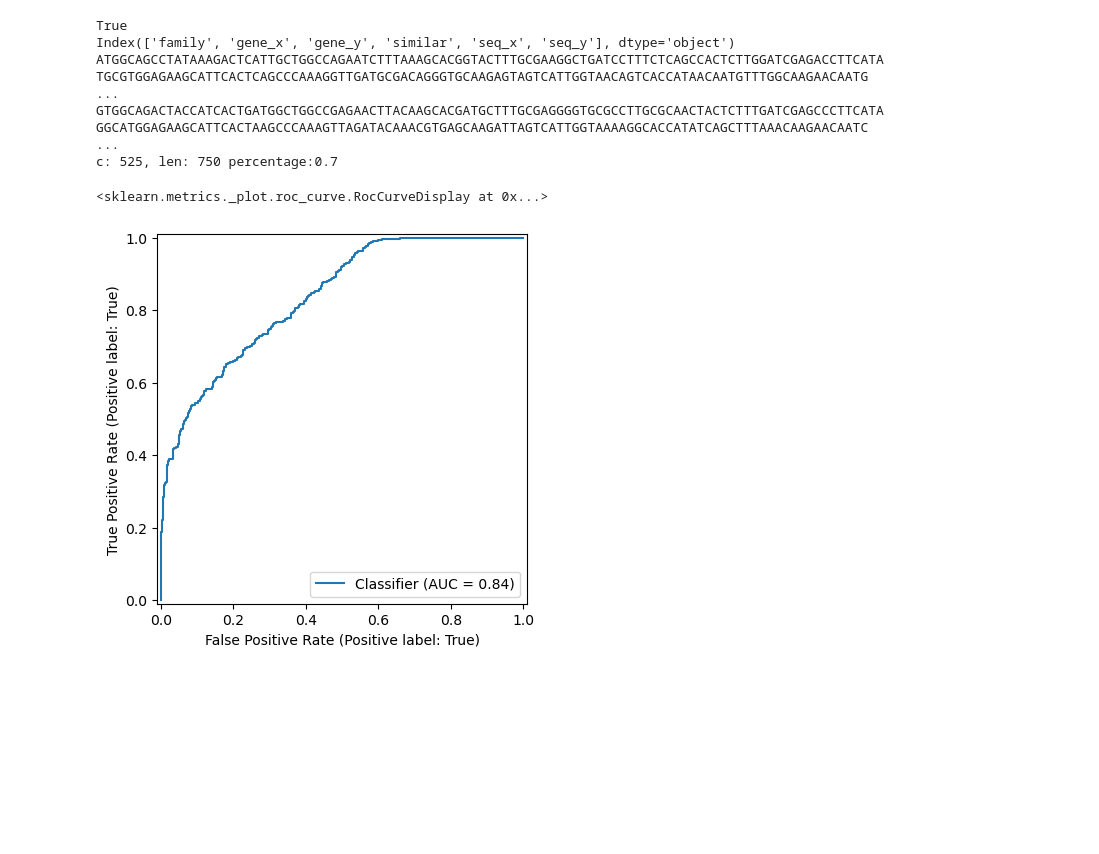
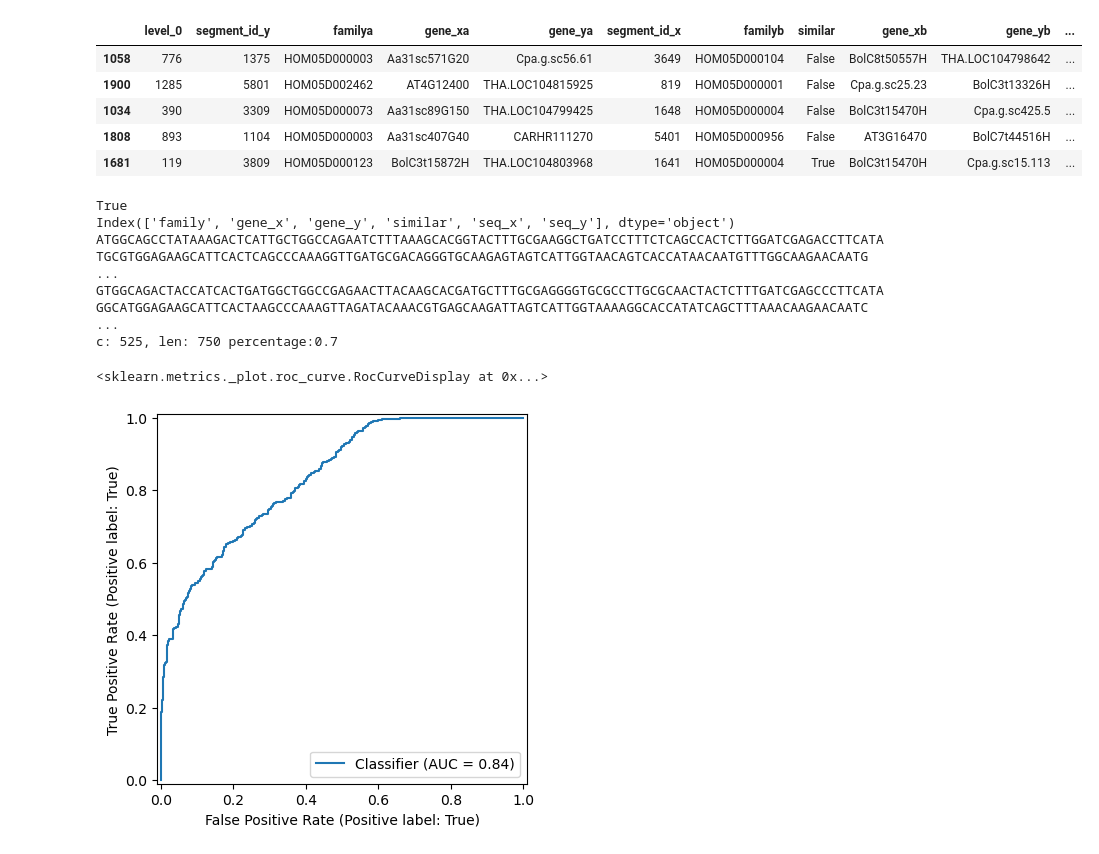
Before and after one commit to SteffenJong/ThesisProject, a Jupyter notebook: model/sanity_check_sequences.ipynb, the cells around one changed output. Drawn from its saved outputs; the diff is of its cells as text; code cells hidden in the pictures; blank space fills up the shorter version.

```diff
--- a/model/sanity_check_sequences.ipynb
+++ b/model/sanity_check_sequences.ipynb
@@ -26 +55,10 @@ df = pd.read_csv(train, sep="\t", index_col=0)
+# %%
+df.head()
+# %% [output]
+|  | level_0 | segment_id_y | familya | gene_xa | gene_ya | segment_id_x | familyb | similar | gene_xb | gene_yb | ... |
+| 1058 | 776 | 1375 | HOM05D000003 | Aa31sc571G20 | Cpa.g.sc56.61 | 3649 | HOM05D000104 | False | BolC8t50557H | THA.LOC104798642 | ... |
+| 1900 | 1285 | 5801 | HOM05D002462 | AT4G12400 | THA.LOC104815925 | 819 | HOM05D000001 | False | Cpa.g.sc25.23 | BolC3t13326H | ... |
+| 1034 | 390 | 3309 | HOM05D000073 | Aa31sc89G150 | THA.LOC104799425 | 1648 | HOM05D000004 | False | BolC3t15470H | Cpa.g.sc425.5 | ... |
+| 1808 | 893 | 1104 | HOM05D000003 | Aa31sc407G40 | CARHR111270 | 5401 | HOM05D000956 | False | AT3G16470 | BolC7t44516H | ... |
+| 1681 | 119 | 3809 | HOM05D000123 | BolC3t15872H | THA.LOC104803968 | 1641 | HOM05D000004 | True | BolC3t15470H | Cpa.g.sc15.113 | ... |
 # %%
```
Also changed, not shown: parts of 5 cells of this notebook, 20 other files.
